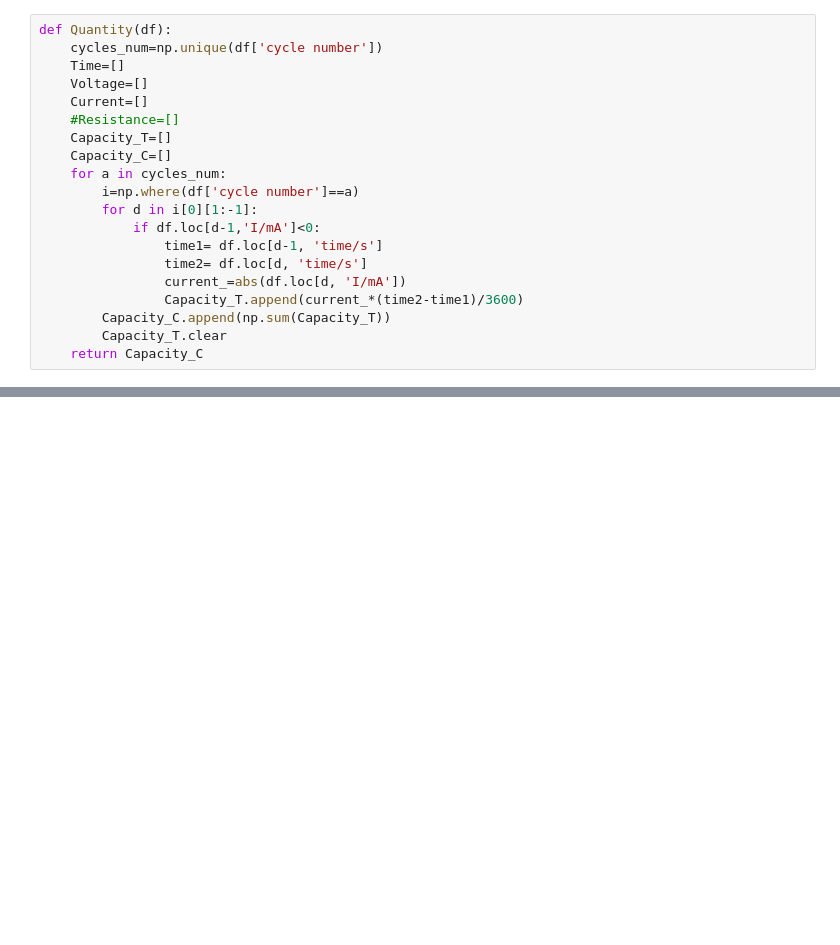
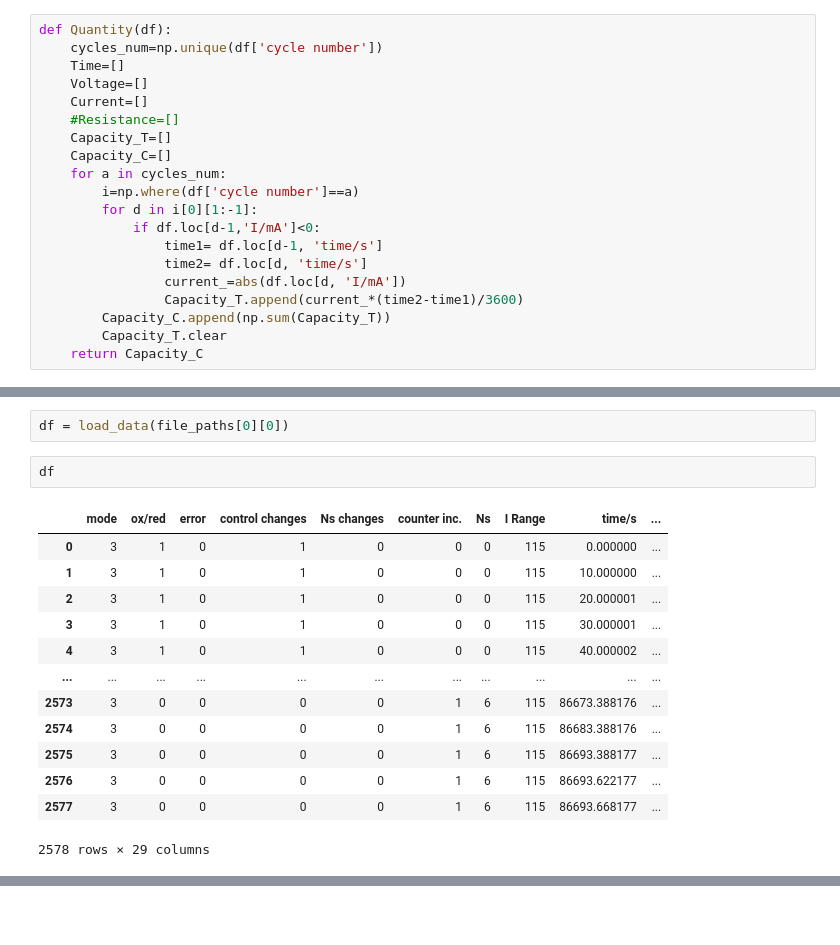
Before and after one commit to wengandrew/fast-formation, a Jupyter notebook: urop/students/ikovalchuk/Precondition(cathode).ipynb, the cells around one changed output, grey strips where cells are left out. Cells and saved outputs as stored; diff of their text form; blank space fills up the shorter version.

```diff
--- a/urop/students/ikovalchuk/Precondition(cathode).ipynb
+++ b/urop/students/ikovalchuk/Precondition(cathode).ipynb
@@ -52,0 +69,18 @@ def Quantity(df):
+# %%
+df = load_data(file_paths[0][0])
+# %%
+df
+# %% [output]
+|  | mode | ox/red | error | control changes | Ns changes | counter inc. | Ns | I Range | time/s | ... |
+| 0 | 3 | 1 | 0 | 1 | 0 | 0 | 0 | 115 | 0.000000 | ... |
+| 1 | 3 | 1 | 0 | 1 | 0 | 0 | 0 | 115 | 10.000000 | ... |
+| 2 | 3 | 1 | 0 | 1 | 0 | 0 | 0 | 115 | 20.000001 | ... |
+| 3 | 3 | 1 | 0 | 1 | 0 | 0 | 0 | 115 | 30.000001 | ... |
+| 4 | 3 | 1 | 0 | 1 | 0 | 0 | 0 | 115 | 40.000002 | ... |
+| ... | ... | ... | ... | ... | ... | ... | ... | ... | ... | ... |
+| 2573 | 3 | 0 | 0 | 0 | 0 | 1 | 6 | 115 | 86673.388176 | ... |
+| 2574 | 3 | 0 | 0 | 0 | 0 | 1 | 6 | 115 | 86683.388176 | ... |
+| 2575 | 3 | 0 | 0 | 0 | 0 | 1 | 6 | 115 | 86693.388177 | ... |
+| 2576 | 3 | 0 | 0 | 0 | 0 | 1 | 6 | 115 | 86693.622177 | ... |
+| 2577 | 3 | 0 | 0 | 0 | 0 | 1 | 6 | 115 | 86693.668177 | ... |
+2578 rows × 29 columns
```
Also changed, not shown: parts of 6 cells of this notebook.
